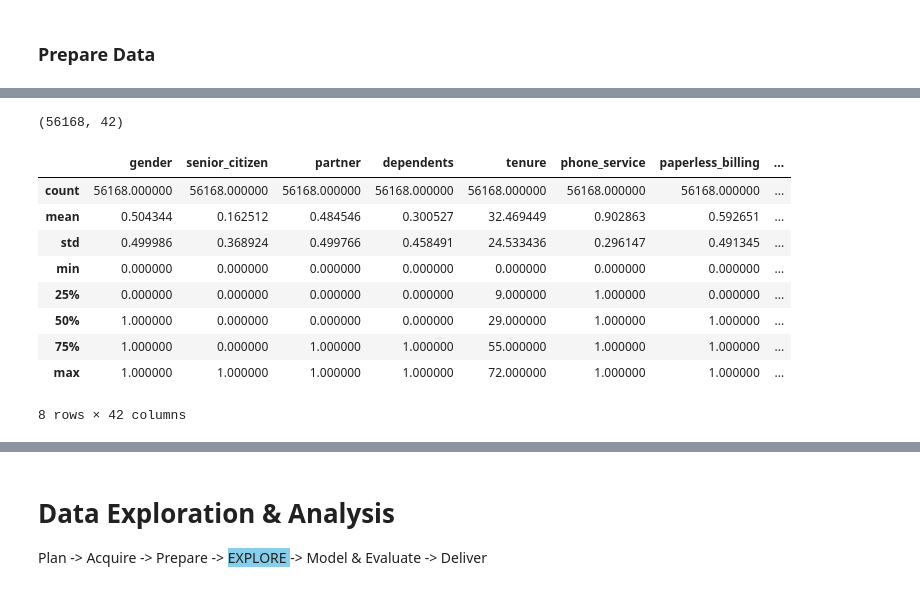
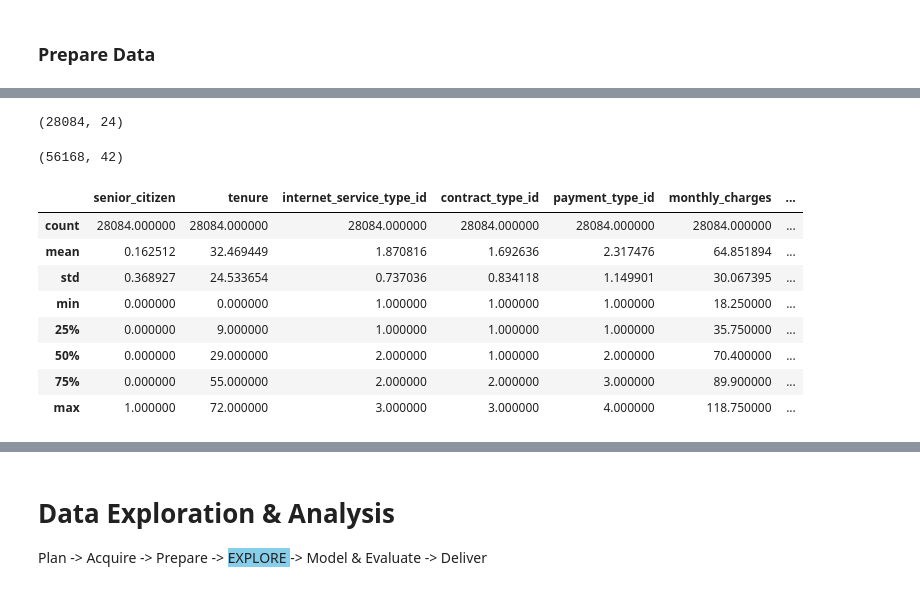
Before and after one commit to veronica-f-reyes/telco_classification_project, a Jupyter notebook: Initial Telco Churn Project Notebook.ipynb, the cells around one changed output, grey strips where cells are left out. Cells and saved outputs as stored; diff of their text form; code cells hidden in the pictures.

```diff
--- a/Initial Telco Churn Project Notebook.ipynb
+++ b/Initial Telco Churn Project Notebook.ipynb
@@ -382 +467,4 @@ Name: monthly_charges, Length: 2452, dtype: float64
+# %%
+# Prepare raw Telco data by removing ID number columns, removing any duplicates, and cleaning up null values
+df_raw = prepare.prep_telco_raw(df)
 # %%
@@ -415,17 +533,20 @@ df.head()
 # %%
-df.shape
+df_raw.shape
 # %% [output]
-(56168, 42)
+(28084, 24)
+# %%
+df_encoded.shape
+# %% [output]
+(56168, 42)
 # %%
-df.describe()
+df_raw.describe()
 # %% [output]
-|  | gender | senior_citizen | partner | dependents | tenure | phone_service | paperless_billing | ... |
-| count | 56168.000000 | 56168.000000 | 56168.000000 | 56168.000000 | 56168.000000 | 56168.000000 | 56168.000000 | ... |
-| mean | 0.504344 | 0.162512 | 0.484546 | 0.300527 | 32.469449 | 0.902863 | 0.592651 | ... |
-| std | 0.499986 | 0.368924 | 0.499766 | 0.458491 | 24.533436 | 0.296147 | 0.491345 | ... |
-| min | 0.000000 | 0.000000 | 0.000000 | 0.000000 | 0.000000 | 0.000000 | 0.000000 | ... |
-| 25% | 0.000000 | 0.000000 | 0.000000 | 0.000000 | 9.000000 | 1.000000 | 0.000000 | ... |
-| 50% | 1.000000 | 0.000000 | 0.000000 | 0.000000 | 29.000000 | 1.000000 | 1.000000 | ... |
-| 75% | 1.000000 | 0.000000 | 1.000000 | 1.000000 | 55.000000 | 1.000000 | 1.000000 | ... |
-| max | 1.000000 | 1.000000 | 1.000000 | 1.000000 | 72.000000 | 1.000000 | 1.000000 | ... |
+|  | senior_citizen | tenure | internet_service_type_id | contract_type_id | payment_type_id | monthly_charges | ... |
+| count | 28084.000000 | 28084.000000 | 28084.000000 | 28084.000000 | 28084.000000 | 28084.000000 | ... |
+| mean | 0.162512 | 32.469449 | 1.870816 | 1.692636 | 2.317476 | 64.851894 | ... |
+| std | 0.368927 | 24.533654 | 0.737036 | 0.834118 | 1.149901 | 30.067395 | ... |
+| min | 0.000000 | 0.000000 | 1.000000 | 1.000000 | 1.000000 | 18.250000 | ... |
+| 25% | 0.000000 | 9.000000 | 1.000000 | 1.000000 | 1.000000 | 35.750000 | ... |
+| 50% | 0.000000 | 29.000000 | 2.000000 | 1.000000 | 2.000000 | 70.400000 | ... |
+| 75% | 0.000000 | 55.000000 | 2.000000 | 2.000000 | 3.000000 | 89.900000 | ... |
+| max | 1.000000 | 72.000000 | 3.000000 | 3.000000 | 4.000000 | 118.750000 | ... |
-8 rows × 42 columns
```
Also changed, not shown: parts of 81 cells of this notebook, 1 other file.
